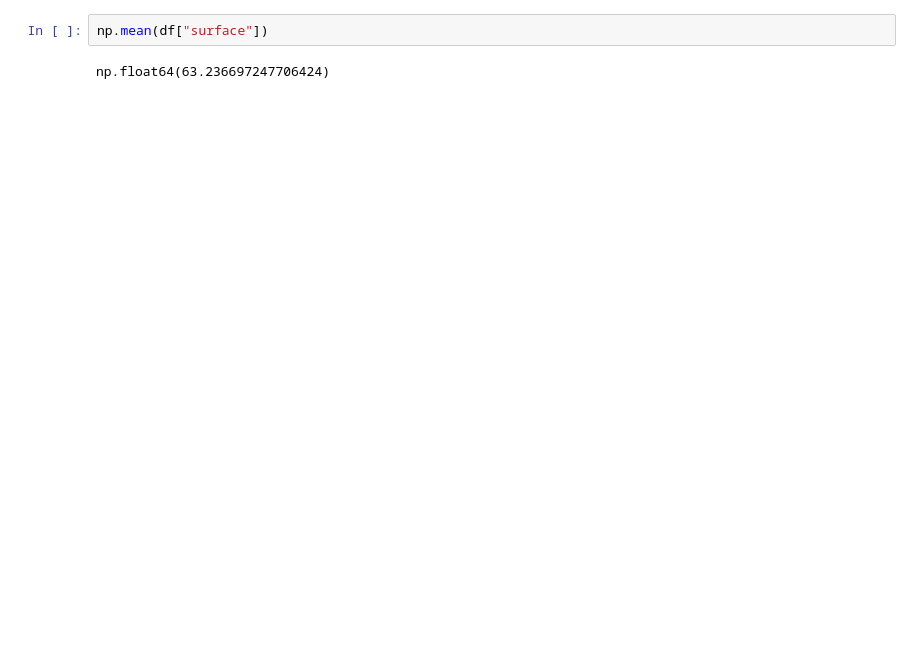
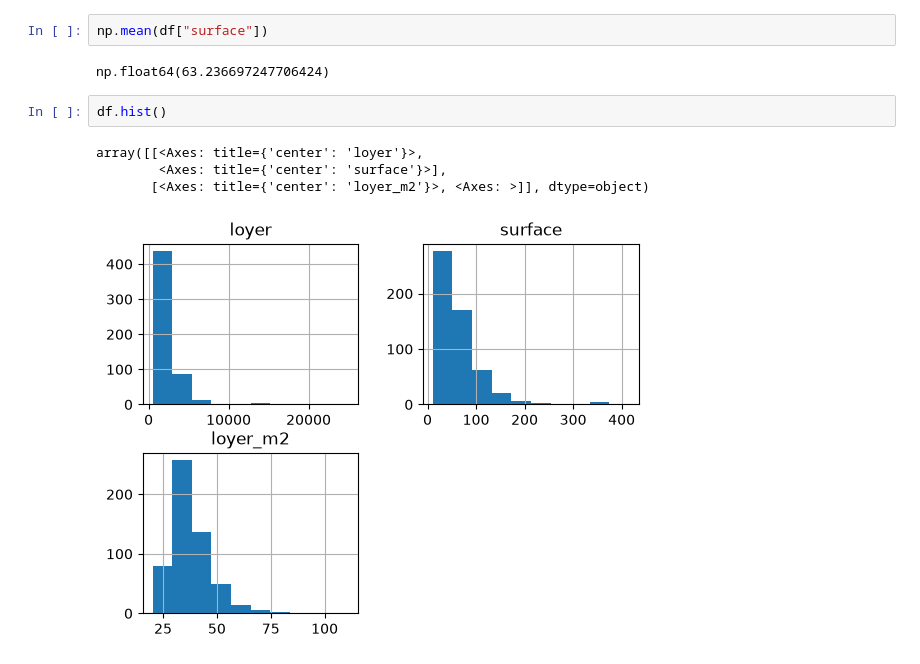
Before and after one commit to cyrilvincent/datascience, a Jupyter notebook: demo_pandas.ipynb, the cells around one changed output. Drawn from its saved outputs; the diff is of its cells as text; blank space fills up the shorter version.

```diff
--- a/demo_pandas.ipynb
+++ b/demo_pandas.ipynb
@@ -55,3 +53,10 @@ my_json = df.to_json()
 np.mean(df["surface"])
 # %% [output]
 np.float64(63.236697247706424)
+# %%
+df.hist()
+# %% [output]
+array([[<Axes: title={'center': 'loyer'}>,
+        <Axes: title={'center': 'surface'}>],
+       [<Axes: title={'center': 'loyer_m2'}>, <Axes: >]], dtype=object)
+[figure, added]
```
Also changed, not shown: parts of 1 cell of this notebook, 2 other files.
